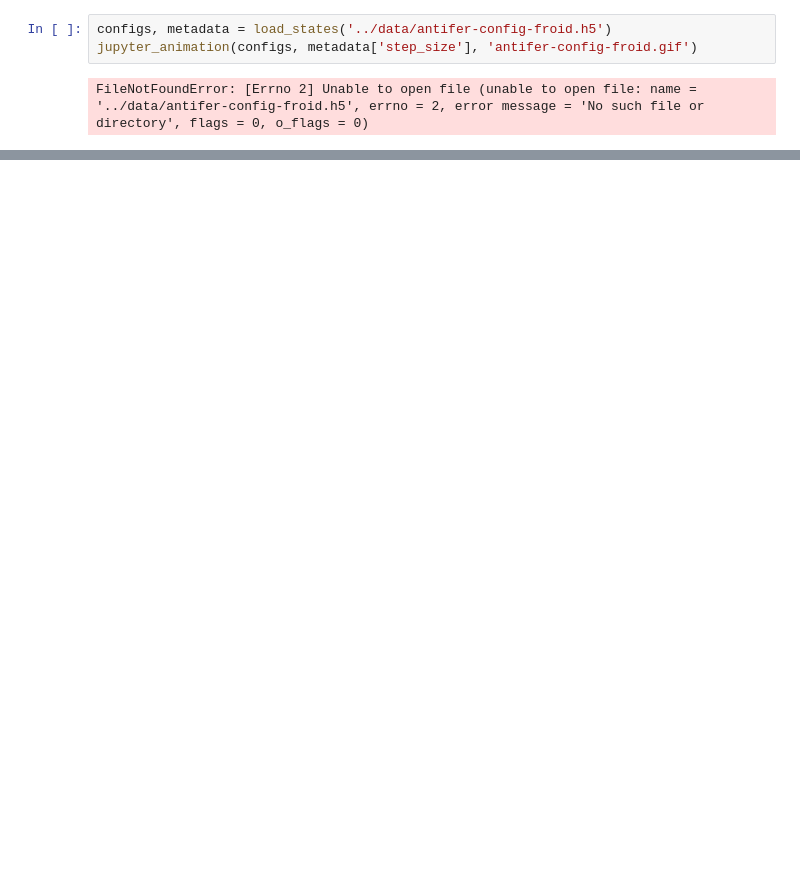
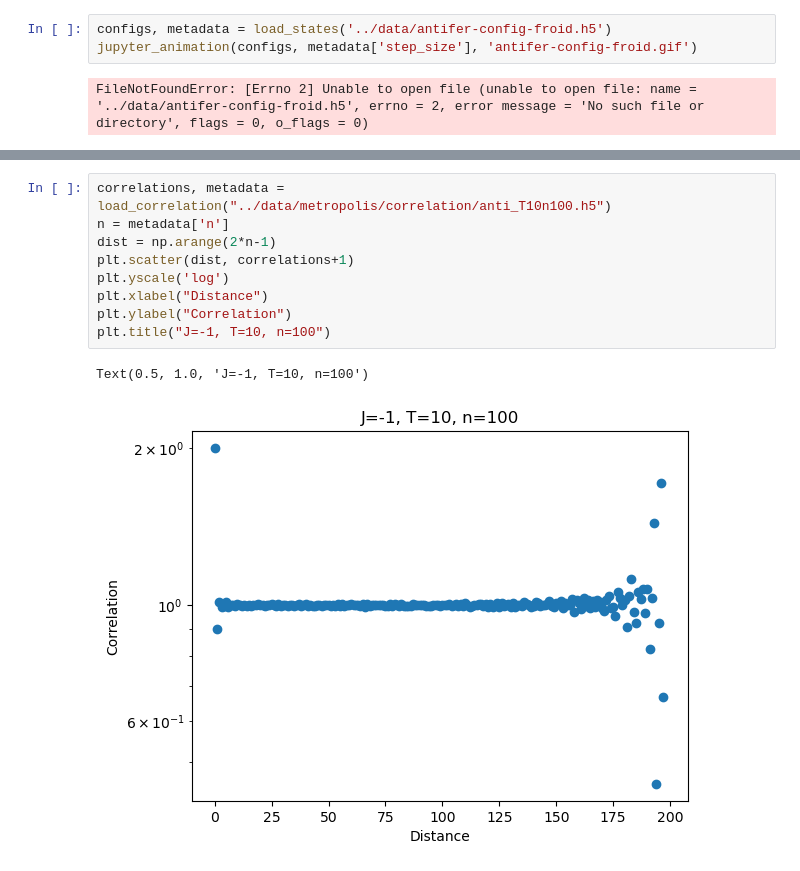
Before and after one commit to Gabriel-lct/ising-model-research, a Jupyter notebook: python/metropolis_nn.ipynb, the cells around one changed output, grey strips where cells are left out. Saved outputs shown, nothing was run; the diff lists cells and outputs as text; blank space fills up the shorter version.

```diff
--- a/python/metropolis_nn.ipynb
+++ b/python/metropolis_nn.ipynb
@@ -240,0 +270,12 @@ FileNotFoundError: [Errno 2] Unable to open file (unable to open file: name = '.
+# %%
+correlations, metadata = load_correlation("../data/metropolis/correlation/anti_T10n100.h5")
+n = metadata['n']
+dist = np.arange(2*n-1)
+plt.scatter(dist, correlations+1)
+plt.yscale('log')
+plt.xlabel("Distance")
+plt.ylabel("Correlation")
+plt.title("J=-1, T=10, n=100")
+# %% [output]
+Text(0.5, 1.0, 'J=-1, T=10, n=100')
+[figure, added]
```
Also changed, not shown: parts of 8 cells of this notebook, 24 other files.
